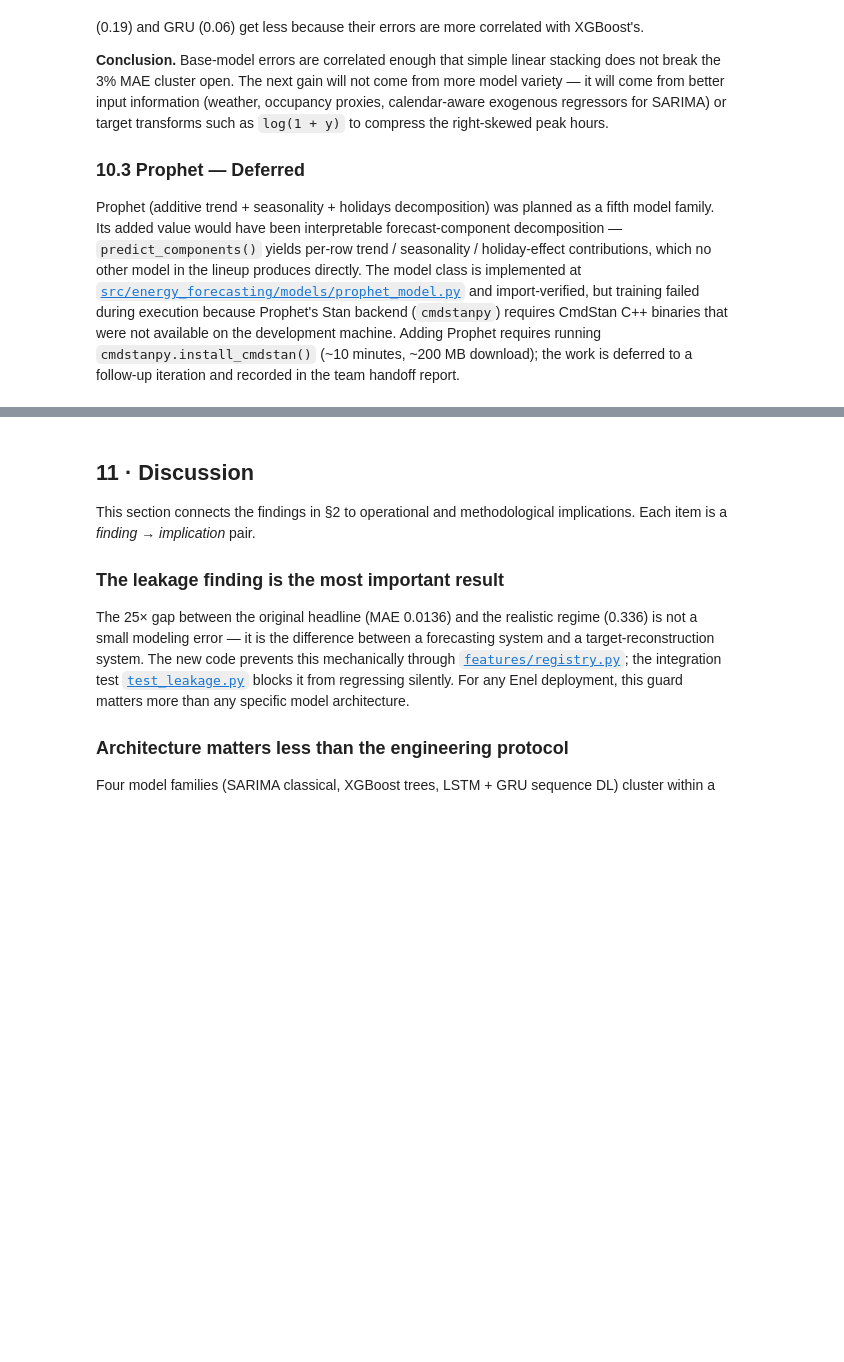
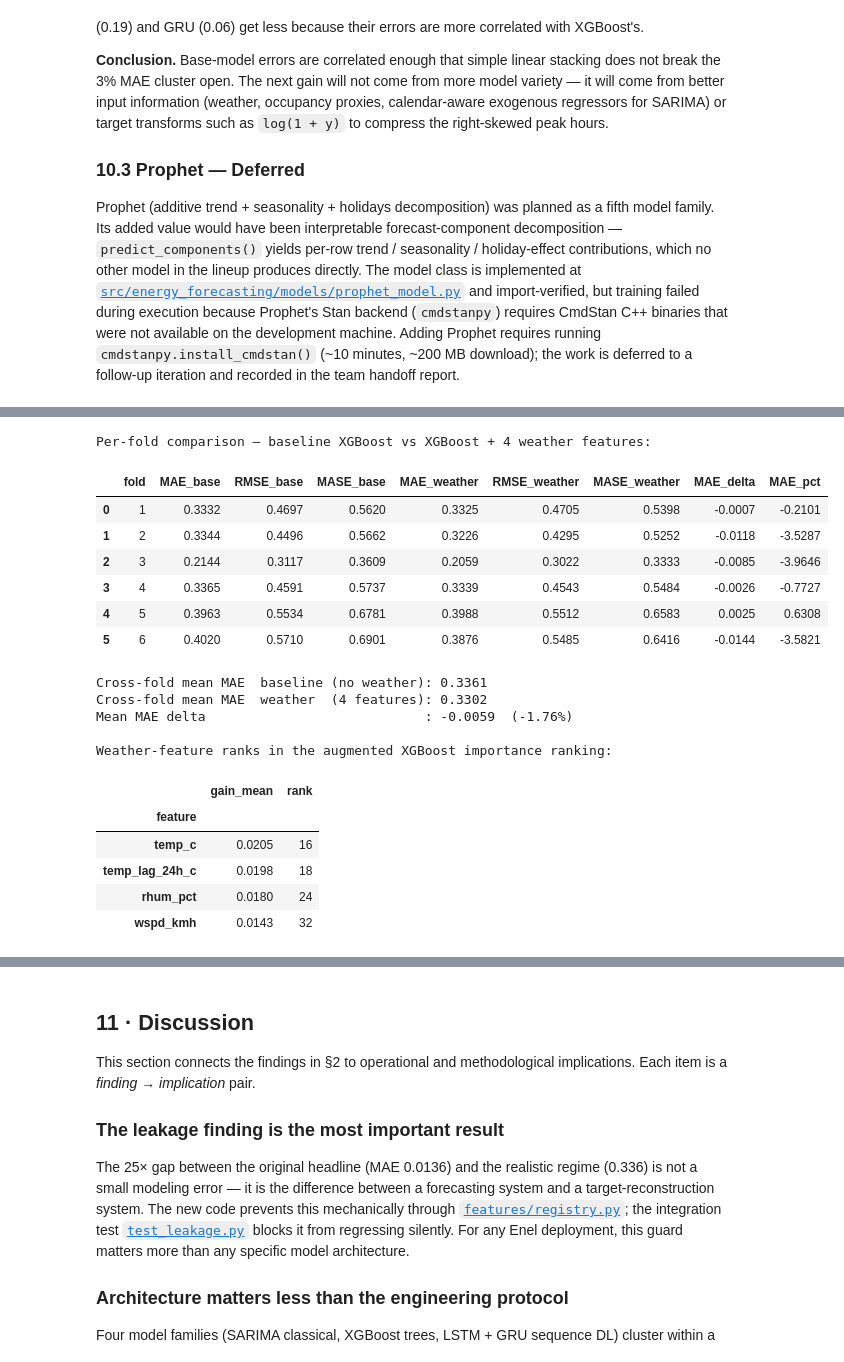
Before and after one commit to ThierryIshimwe/Energy-Forecasting, a Jupyter notebook: notebooks/00_main_deliverable.ipynb, the cells around one changed output, grey strips where cells are left out. Saved outputs shown, nothing was run; the diff lists cells and outputs as text; code cells hidden in the pictures; blank space fills up the shorter version.

Commit message:
Add weather-enhanced XGBoost artifacts

```diff
--- a/notebooks/00_main_deliverable.ipynb
+++ b/notebooks/00_main_deliverable.ipynb
@@ -477,0 +496,47 @@ Prophet (additive trend + seasonality + holidays decomposition) was planned as a
+# %%
+# =============================================================
+# 10.4  WEATHER-AUGMENTED XGBOOST — PER-FOLD AND MEAN COMPARISON
+# =============================================================
+base_xgb = pd.read_csv(RESULTS_DIR / 'xgboost_fold_results.csv')[['fold','MAE','RMSE','MASE']]
+wx_xgb   = pd.read_csv(RESULTS_DIR / 'xgboost_with_weather_fold_results.csv')[['fold','MAE','RMSE','MASE']]
+cmp = base_xgb.merge(wx_xgb, on='fold', suffixes=('_base','_weather'))
+cmp['MAE_delta'] = cmp['MAE_weather'] - cmp['MAE_base']
+cmp['MAE_pct']   = cmp['MAE_delta'] / cmp['MAE_base'] * 100
+print('Per-fold comparison — baseline XGBoost vs XGBoost + 4 weather features:')
+display(cmp.round(4))
+
+mean_base = cmp['MAE_base'].mean()
+mean_wx   = cmp['MAE_weather'].mean()
+print(f"\nCross-fold mean MAE  baseline (no weather): {mean_base:.4f}")
+print(f"Cross-fold mean MAE  weather  (4 features): {mean_wx:.4f}")
+print(f"Mean MAE delta                            : {mean_wx - mean_base:+.4f}  ({(mean_wx-mean_base)/mean_base*100:+.2f}%)")
+
+# Where do the weather features rank in the augmented model's importances?
+imp_wx = pd.read_csv(RESULTS_DIR / 'xgboost_with_weather_feature_importance.csv')
+imp_wx.columns = ['feature','gain_mean']
+weather_cols = ['temp_c','rhum_pct','wspd_kmh','temp_lag_24h_c']
+ranks = (imp_wx.assign(rank=lambda d: d.index + 1)
+                .query('feature in @weather_cols')
+                .sort_values('rank'))
+print('\nWeather-feature ranks in the augmented XGBoost importance ranking:')
+display(ranks.set_index('feature').round(4))
+# %% [output]
+Per-fold comparison — baseline XGBoost vs XGBoost + 4 weather features:
+|  | fold | MAE_base | RMSE_base | MASE_base | MAE_weather | RMSE_weather | MASE_weather | MAE_delta | MAE_pct |
+| 0 | 1 | 0.3332 | 0.4697 | 0.5620 | 0.3325 | 0.4705 | 0.5398 | -0.0007 | -0.2101 |
+| 1 | 2 | 0.3344 | 0.4496 | 0.5662 | 0.3226 | 0.4295 | 0.5252 | -0.0118 | -3.5287 |
+| 2 | 3 | 0.2144 | 0.3117 | 0.3609 | 0.2059 | 0.3022 | 0.3333 | -0.0085 | -3.9646 |
+| 3 | 4 | 0.3365 | 0.4591 | 0.5737 | 0.3339 | 0.4543 | 0.5484 | -0.0026 | -0.7727 |
+| 4 | 5 | 0.3963 | 0.5534 | 0.6781 | 0.3988 | 0.5512 | 0.6583 | 0.0025 | 0.6308 |
+| 5 | 6 | 0.4020 | 0.5710 | 0.6901 | 0.3876 | 0.5485 | 0.6416 | -0.0144 | -3.5821 |
+Cross-fold mean MAE  baseline (no weather): 0.3361
+Cross-fold mean MAE  weather  (4 features): 0.3302
+Mean MAE delta                            : -0.0059  (-1.76%)
+
+Weather-feature ranks in the augmented XGBoost importance ranking:
+|  | gain_mean | rank |
+| feature |  |  |
+| temp_c | 0.0205 | 16 |
+| temp_lag_24h_c | 0.0198 | 18 |
+| rhum_pct | 0.0180 | 24 |
+| wspd_kmh | 0.0143 | 32 |
```
Also changed, not shown: parts of 6 cells of this notebook, 21 other files.
